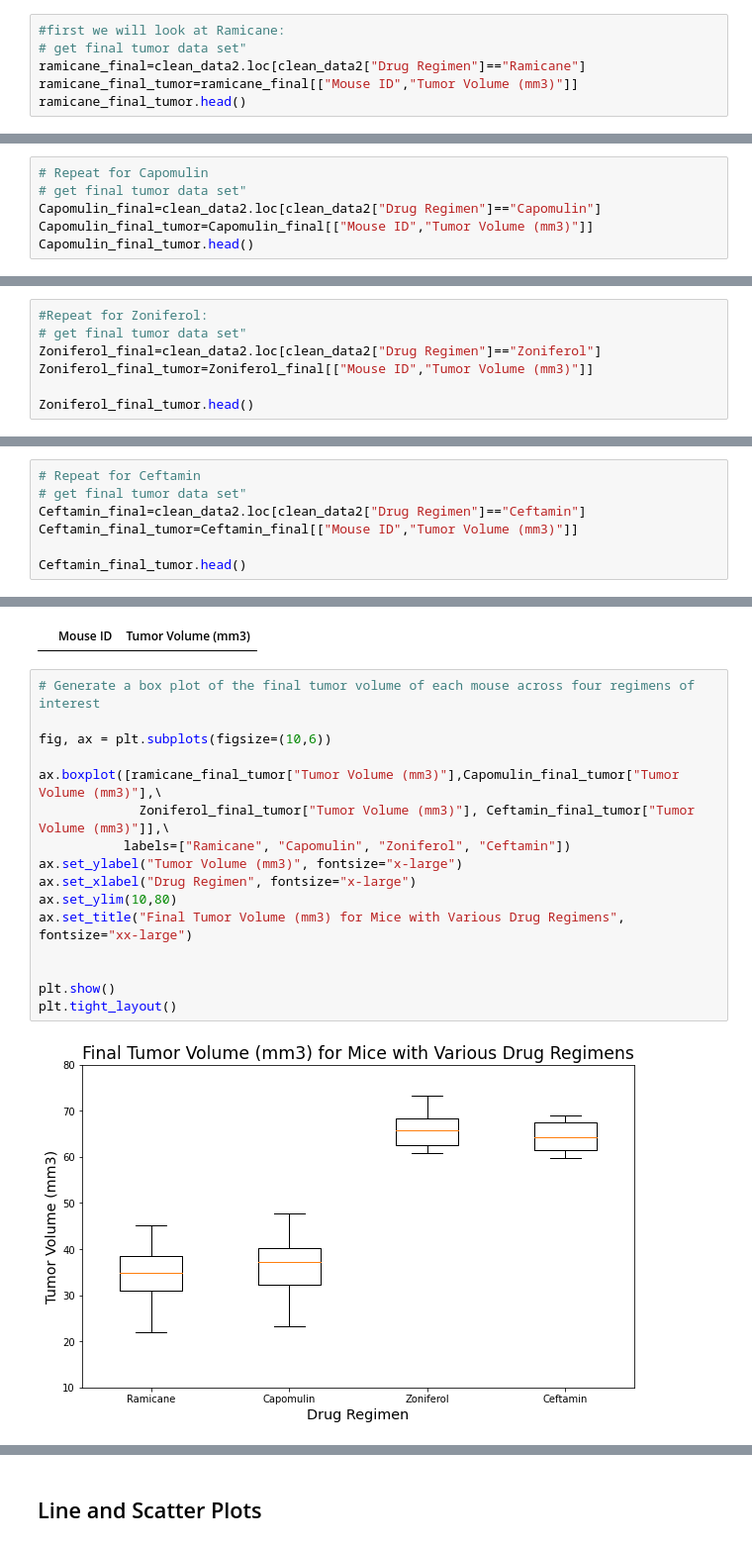
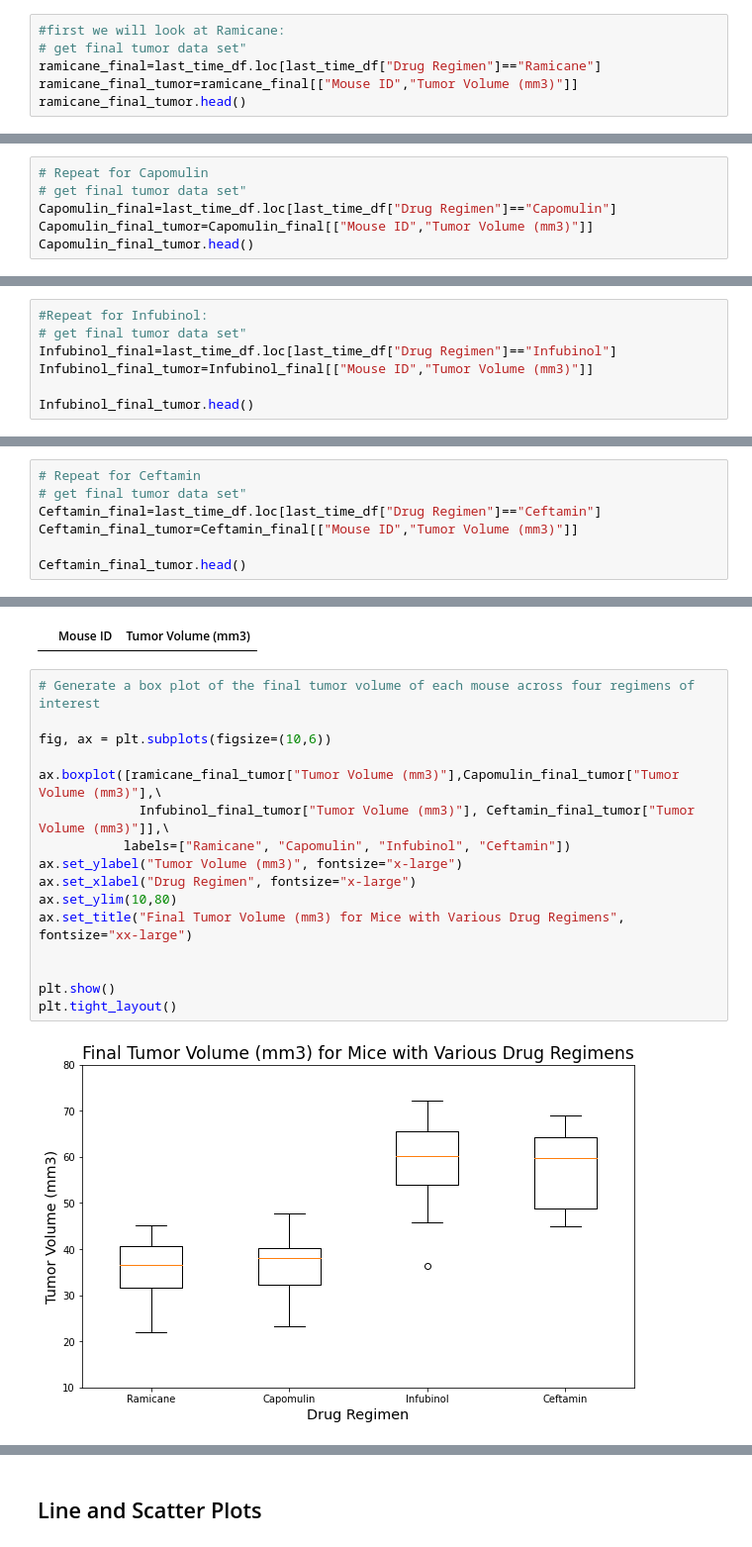
Before and after one commit to ellenrud84/Matplotlib-Homework, a Jupyter notebook: Pymaceuticals/pymaceuticals_starter.ipynb, the cells around one changed output, grey strips where cells are left out. Shown at 99% size. Saved outputs shown, nothing was run; the diff lists cells and outputs as text.

Commit message:
updated pymaceuticals/pymaceuticals_starter.ipynb to accurately determine tumor volumes at the last timepoint in each mouse's life.  Had previously just looked at the last timepoint in the study.

```diff
--- a/Pymaceuticals/pymaceuticals_starter.ipynb
+++ b/Pymaceuticals/pymaceuticals_starter.ipynb
@@ -313,7 +315,7 @@ clean_data2.head()
 # %%
 #first we will look at Ramicane:
 # get final tumor data set"
-ramicane_final=clean_data2.loc[clean_data2["Drug Regimen"]=="Ramicane"]
+ramicane_final=last_time_df.loc[last_time_df["Drug Regimen"]=="Ramicane"]
 ramicane_final_tumor=ramicane_final[["Mouse ID","Tumor Volume (mm3)"]]
 ramicane_final_tumor.head()
 # %% [output]
@@ -352,7 +354,7 @@ ramicane_outliars
 # %%
 # Repeat for Capomulin
 # get final tumor data set"
-Capomulin_final=clean_data2.loc[clean_data2["Drug Regimen"]=="Capomulin"]
+Capomulin_final=last_time_df.loc[last_time_df["Drug Regimen"]=="Capomulin"]
 Capomulin_final_tumor=Capomulin_final[["Mouse ID","Tumor Volume (mm3)"]]
 Capomulin_final_tumor.head()
 # %% [output]
@@ -390,11 +392,11 @@ Capomulin_outliars
 # %% [output]
 |  | Mouse ID | Tumor Volume (mm3) |
 # %%
-#Repeat for Zoniferol:
+#Repeat for Infubinol:
 # get final tumor data set"
-Zoniferol_final=clean_data2.loc[clean_data2["Drug Regimen"]=="Zoniferol"]
-Zoniferol_final_tumor=Zoniferol_final[["Mouse ID","Tumor Volume (mm3)"]]
+Infubinol_final=last_time_df.loc[last_time_df["Drug Regimen"]=="Infubinol"]
+Infubinol_final_tumor=Infubinol_final[["Mouse ID","Tumor Volume (mm3)"]]
 
-Zoniferol_final_tumor.head()
+Infubinol_final_tumor.head()
 # %% [output]
 |  | Mouse ID | Tumor Volume (mm3) |
@@ -433,7 +436,7 @@ Zoniferol_outliars
 # %%
 # Repeat for Ceftamin
 # get final tumor data set"
-Ceftamin_final=clean_data2.loc[clean_data2["Drug Regimen"]=="Ceftamin"]
+Ceftamin_final=last_time_df.loc[last_time_df["Drug Regimen"]=="Ceftamin"]
 Ceftamin_final_tumor=Ceftamin_final[["Mouse ID","Tumor Volume (mm3)"]]
 
 Ceftamin_final_tumor.head()
@@ -473,21 +476,21 @@ Ceftamin_outliars
 # %%
 # Generate a box plot of the final tumor volume of each mouse across four regimens of interest
 
 fig, ax = plt.subplots(figsize=(10,6))
 
 ax.boxplot([ramicane_final_tumor["Tumor Volume (mm3)"],Capomulin_final_tumor["Tumor Volume (mm3)"],\
-             Zoniferol_final_tumor["Tumor Volume (mm3)"], Ceftamin_final_tumor["Tumor Volume (mm3)"]],\
-           labels=["Ramicane", "Capomulin", "Zoniferol", "Ceftamin"])
+             Infubinol_final_tumor["Tumor Volume (mm3)"], Ceftamin_final_tumor["Tumor Volume (mm3)"]],\
+           labels=["Ramicane", "Capomulin", "Infubinol", "Ceftamin"])
 ax.set_ylabel("Tumor Volume (mm3)", fontsize="x-large")
 ax.set_xlabel("Drug Regimen", fontsize="x-large")
 ax.set_ylim(10,80)
 ax.set_title("Final Tumor Volume (mm3) for Mice with Various Drug Regimens", fontsize="xx-large")
 
 
 plt.show()
 plt.tight_layout()
 # %% [output]
-[figure, old version]
+[figure, new version]
 <Figure size 432x288 with 0 Axes>
 # %% [markdown]
 ## Line and Scatter Plots
```
Also changed, not shown: parts of 16 cells of this notebook.
